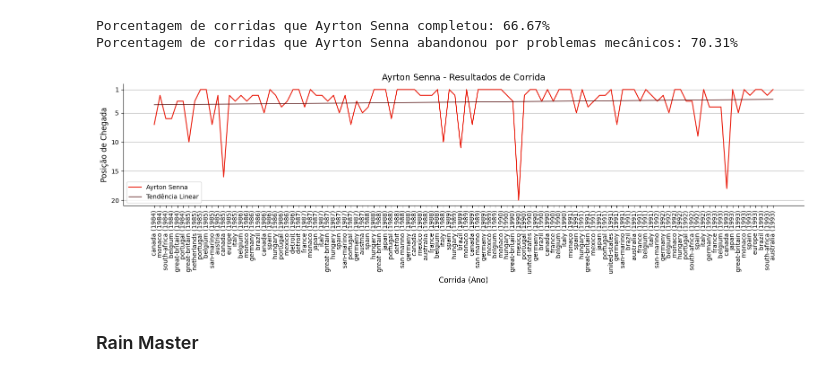
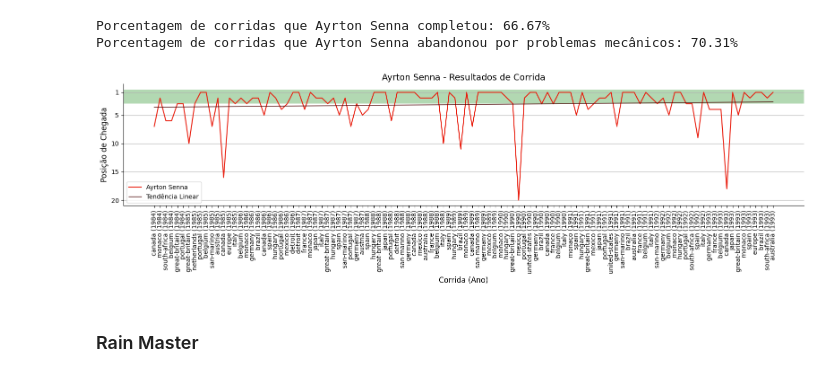
Before and after one commit to thiagodalladea/ayrton-senna-dv, a Jupyter notebook: nb.ipynb, the cells around one changed output. Cells and saved outputs as stored; diff of their text form; code cells hidden in the pictures.

```diff
--- a/nb.ipynb
+++ b/nb.ipynb
@@ -477,34 +477,36 @@ plt.figure(figsize=(16,5))
 x = np.arange(len(senna_df_race_completed))
 y = senna_df_race_completed['position']
 coef = np.polyfit(x, y, deg=1)
 trendline = np.poly1d(coef)(x)
 
 
 plt.plot(senna_df_race_completed['year_race'], senna_df_race_completed['position'], linestyle='-', color='#e91c0d', markersize=2, label='Ayrton Senna')
 
 # Linha de tendência linear
 plt.plot(senna_df_race_completed['year_race'], trendline, linestyle='-', color='#470000', linewidth=1, label='Tendência Linear')
 
 
 plt.title('Ayrton Senna - Resultados de Corrida', fontsize=14)
 plt.xlabel('Corrida (Ano)', fontsize=12)
 plt.ylabel('Posição de Chegada', fontsize=12)
 plt.xticks(rotation=90, fontsize=10)
 plt.yticks([1, 5, 10, 15, 20], fontsize=10)
 plt.gca().invert_yaxis()
 
+plt.axhspan(0.5, 3, facecolor='green', alpha=0.3)
+
 plt.grid(axis='y')
 
 legend = plt.legend(handles=plt.gca().get_legend_handles_labels()[0], loc='lower left')
 
 ax = plt.gca()
 ax.spines['top'].set_visible(False)
 ax.spines['right'].set_visible(False)
 
 plt.tight_layout()
 plt.show()
 # %% [output]
-[figure, old version]
+[figure, new version]
 # %% [markdown]
 ### Rain Master
 # %%
```
Also changed, not shown: parts of 2 cells of this notebook.
